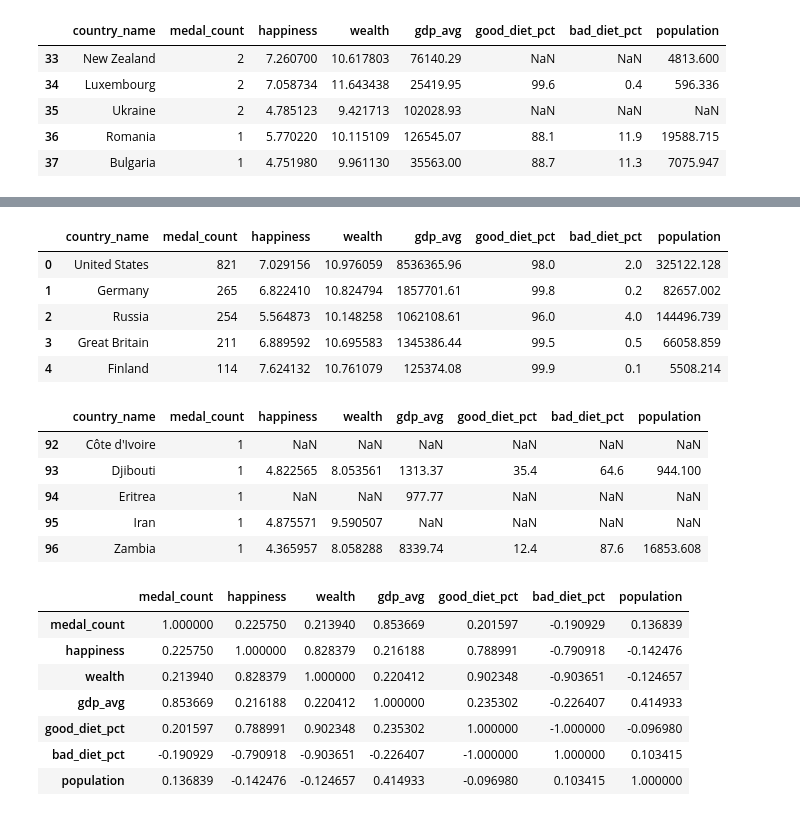
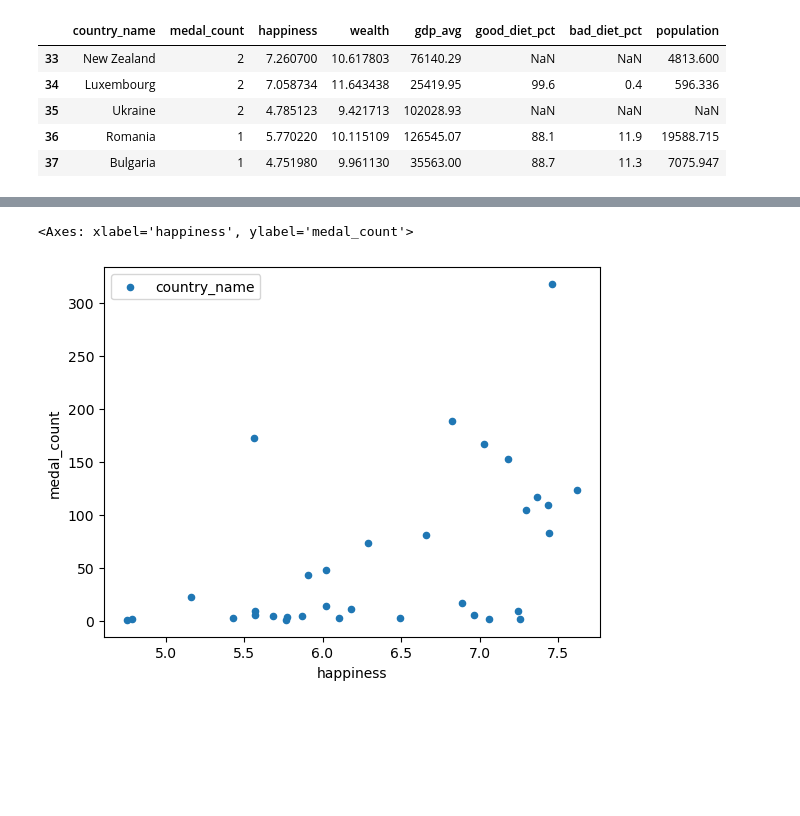
Before and after one commit to JimGile/group3-project1, a Jupyter notebook: src/af_medal_detail_corr_simplified_2.ipynb, the cells around one changed output, grey strips where cells are left out. Drawn from its saved outputs; the diff is of its cells as text; code cells hidden in the pictures; blank space fills up the shorter version.

Commit message:
AF data review, and correlation graphics

```diff
--- a/src/af_medal_detail_corr_simplified_2.ipynb
+++ b/src/af_medal_detail_corr_simplified_2.ipynb
@@ -305,6 +287,0 @@ df.set_index('country_name').corr()
-# %%
-# Top and Bottom Alpine Skiing
-df.reset_index(drop=True, inplace=True)
-df = df.sort_values(by='medal_count', ascending=False).reset_index(drop=True)
-display(df.head())
-display(df.tail())
@@ -324,8 +287,0 @@ display(df.tail())
-# %%
-# Athletics correlation
-data_to_select = {
-    'discipline_title': 'Athletics'
-}
-df = slice_medal_details_data(data_to_select)
-df = merge_hap_gdp_nut(df)
-df.set_index('country_name').corr()
@@ -341,36 +288,5 @@ df.set_index('country_name').corr()
-# %%
-# Top and Bottom Athletics
-df.reset_index(drop=True, inplace=True)
-df = df.sort_values(by='medal_count', ascending=False).reset_index(drop=True)
-display(df.head())
-display(df.tail())
-# %% [output]
-|  | country_name | medal_count | happiness | wealth | gdp_avg | good_diet_pct | bad_diet_pct | population |
-| 0 | United States | 821 | 7.029156 | 10.976059 | 8536365.96 | 98.0 | 2.0 | 325122.128 |
-| 1 | Germany | 265 | 6.822410 | 10.824794 | 1857701.61 | 99.8 | 0.2 | 82657.002 |
-| 2 | Russia | 254 | 5.564873 | 10.148258 | 1062108.61 | 96.0 | 4.0 | 144496.739 |
-| 3 | Great Britain | 211 | 6.889592 | 10.695583 | 1345386.44 | 99.5 | 0.5 | 66058.859 |
-| 4 | Finland | 114 | 7.624132 | 10.761079 | 125374.08 | 99.9 | 0.1 | 5508.214 |
-|  | country_name | medal_count | happiness | wealth | gdp_avg | good_diet_pct | bad_diet_pct | population |
-| 92 | Côte d'Ivoire | 1 | NaN | NaN | NaN | NaN | NaN | NaN |
-| 93 | Djibouti | 1 | 4.822565 | 8.053561 | 1313.37 | 35.4 | 64.6 | 944.100 |
-| 94 | Eritrea | 1 | NaN | NaN | 977.77 | NaN | NaN | NaN |
-| 95 | Iran | 1 | 4.875571 | 9.590507 | NaN | NaN | NaN | NaN |
-| 96 | Zambia | 1 | 4.365957 | 8.058288 | 8339.74 | 12.4 | 87.6 | 16853.608 |
-# %%
-# Athletics correlation
-data_to_select = {
-    'discipline_title': 'Athletics'
-}
-df = slice_medal_details_data(data_to_select)
-df = merge_hap_gdp_nut(df)
-df.set_index('country_name').corr()
-# %% [output]
-|  | medal_count | happiness | wealth | gdp_avg | good_diet_pct | bad_diet_pct | population |
-| medal_count | 1.000000 | 0.225750 | 0.213940 | 0.853669 | 0.201597 | -0.190929 | 0.136839 |
-| happiness | 0.225750 | 1.000000 | 0.828379 | 0.216188 | 0.788991 | -0.790918 | -0.142476 |
-| wealth | 0.213940 | 0.828379 | 1.000000 | 0.220412 | 0.902348 | -0.903651 | -0.124657 |
-| gdp_avg | 0.853669 | 0.216188 | 0.220412 | 1.000000 | 0.235302 | -0.226407 | 0.414933 |
-| good_diet_pct | 0.201597 | 0.788991 | 0.902348 | 0.235302 | 1.000000 | -1.000000 | -0.096980 |
-| bad_diet_pct | -0.190929 | -0.790918 | -0.903651 | -0.226407 | -1.000000 | 1.000000 | 0.103415 |
-| population | 0.136839 | -0.142476 | -0.124657 | 0.414933 | -0.096980 | 0.103415 | 1.000000 |
+# %%
+df.plot.scatter(x='happiness', y='medal_count', label='country_name')
+# %% [output]
+<Axes: xlabel='happiness', ylabel='medal_count'>
+[figure, added]
```
Also changed, not shown: parts of 8 cells of this notebook, 2 other files.
